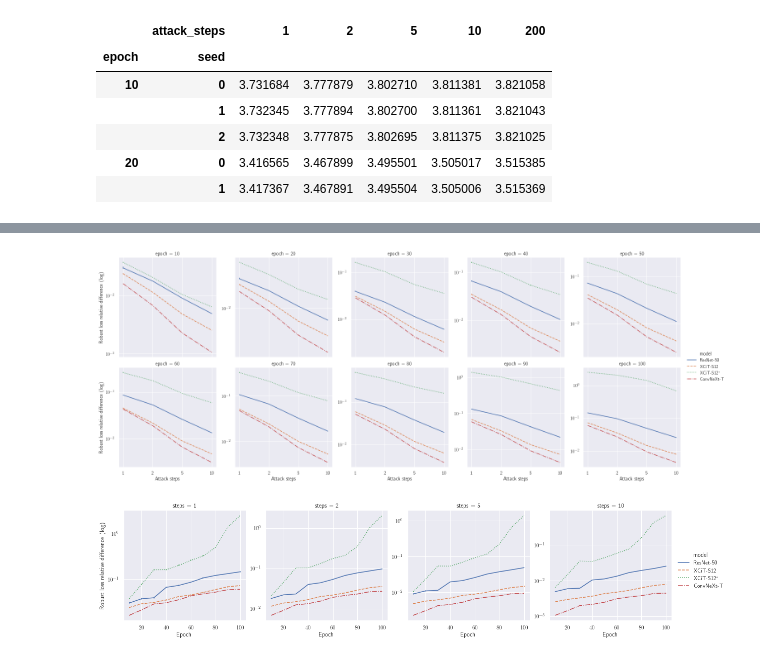
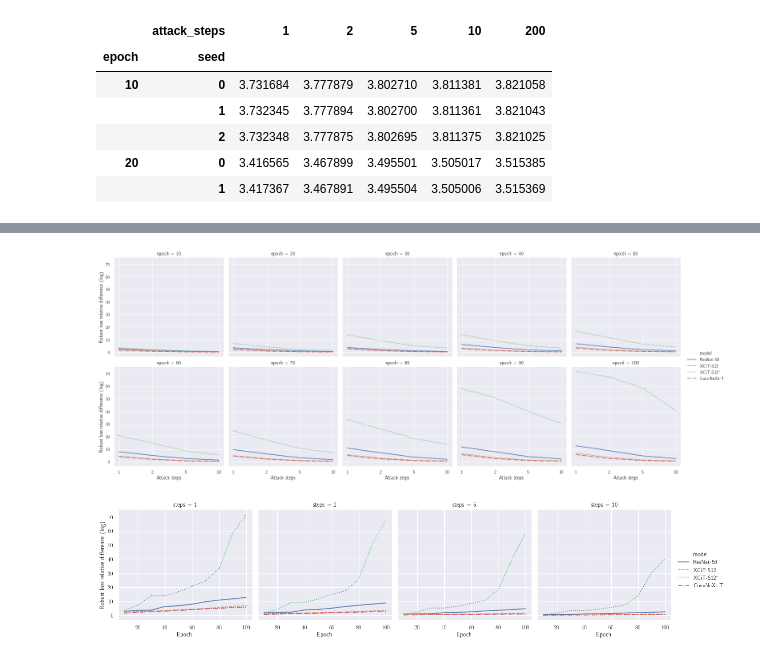
Before and after one commit to dedeswim/vits-robustness-torch, a Jupyter notebook: notebooks/attack_effectiveness.ipynb, the cells around one changed output, grey strips where cells are left out. Cells and saved outputs as stored; diff of their text form; code cells hidden in the pictures.

```diff
--- a/notebooks/attack_effectiveness.ipynb
+++ b/notebooks/attack_effectiveness.ipynb
@@ -27,5 +28,5 @@ get_filename("xcit")
 PosixPath('data/attack-effectiveness-xcit.csv')
 # %%
 def relative_diff(x1, x2):
-    return (x2 - x1) / x1
+    return np.abs(x2 - x1) / x2
 # %%
@@ -44,7 +45,7 @@ def process_df(model_name):
     raw_df["epoch"] = raw_df["epoch"] + 1
     raw_df = raw_df[raw_df["epoch"] != 1]
     processed_df = (
-        raw_df[["adv_loss", "attack_steps", "epoch", "seed"]]
+        raw_df[["adv_loss", "attack_steps", "epoch", "seed", "robust_top1"]]
             .pivot(["epoch", "seed"], columns='attack_steps', values='adv_loss')
     )
     return processed_df
@@ -63,7 +64,7 @@ df.head()
 def compute_relative_differences(df, attack_steps=(1, 2, 5, 10), wrt=200):
     rel_diffs_df = pd.DataFrame(index=df.index)
     for s1 in attack_steps:
-        rel_diffs_df[f"{s1}"] = relative_diff(df[s1], df[wrt])
+        rel_diffs_df[f"{s1}"] = relative_diff(df[s1], df[wrt]) * 100
     return rel_diffs_df
 
 
@@ -146,33 +149,33 @@ plt.savefig(OUTPUT_IMAGES_LOCATION / "steps.pdf")
 # %%
 g = sns.FacetGrid(
     last_epoch_df,
     col="epoch",
     hue="model",
     col_wrap=5,
     height=4,
-    sharey=False,
+    # sharey=False,
     hue_kws={"ls": ["solid", "dashed", "dotted", "dashdot"]}
 )
 g.map(sns.lineplot, "steps", "relative_diff", err_style="bars")
 g.add_legend()
 g.set_axis_labels(x_var="Attack steps", y_var="Robust loss relative difference (log)")
-g.set(yscale="log")
+# g.set(yscale="log")
 plt.savefig(OUTPUT_IMAGES_LOCATION / "steps_unaggregated.pdf")
 # %% [output]
-[figure, old version]
+[figure, new version]
 # %%
 g = sns.FacetGrid(
     last_epoch_df,
     col="steps",
     hue="model",
     height=4,
-    sharey=False,
+    # sharey=False,
     hue_kws={"ls": ["solid", "dashed", "dotted", "dashdot"]}
 )
 g.map(sns.lineplot, "epoch", "relative_diff", err_style="bars")
 g.set_axis_labels(x_var="Epoch", y_var="Robust loss relative difference (log)")
 g.add_legend()
-g.set(yscale="log")
+# g.set(yscale="log")
 plt.savefig(OUTPUT_IMAGES_LOCATION / "steps_vs_relative_difference.pdf")
 # %% [output]
-[figure, old version]
+[figure, new version]
```
Also changed, not shown: parts of 10 cells of this notebook, 4 other files.
